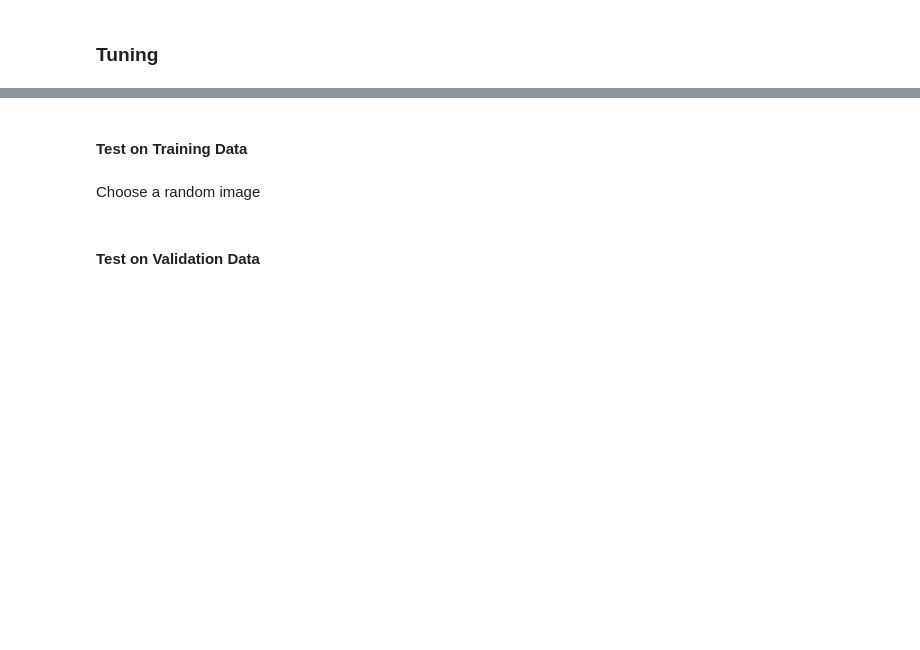
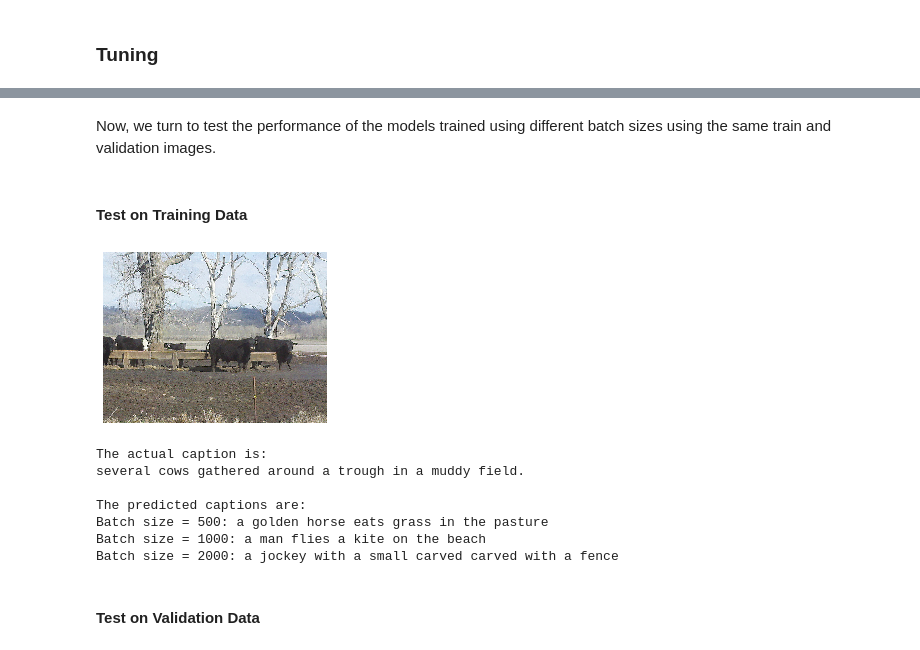
Before and after one commit to TianyuanCai/image_captioning, a Jupyter notebook: image_captioning.ipynb, the cells around one changed output, grey strips where cells are left out. Drawn from its saved outputs; the diff is of its cells as text; code cells hidden in the pictures; blank space fills up the shorter version.

```diff
--- a/image_captioning.ipynb
+++ b/image_captioning.ipynb
@@ -153,6 +178,6 @@ COCO dataset provides a set of images that identifies common objects in context.
 # %% [markdown]
 We start by extracting image and caption (annotation) data from COCO website.
 # %%
-data_dir = "/content"
+data_dir = "/home/tcai/Documents/nlp/final_project"
 data_type = "train2017"
 data_zipfile = '%s.zip'%(data_type)
@@ -535,7 +606,7 @@ if not os.path.exists(model_directory):
     os.makedirs(model_directory)
 model.save_weights(model_directory + '/model.h5')
 # %%
-# After trying out different batch sizes, 1000 seems to provide reasonable results
+# After trying out different batch sizes, chose the one that proviided the most reasonable results
 training_record = {}
-epochs = 20
-batch_size = 1000
+epochs = 50
+batch_size = 500
@@ -542,14 +623,7 @@ batch_size = 1000
 # %%
-# Reset model with default weights before training
-model.load_weights(model_directory + '/model.h5')
-
-steps = len(captions)//batch_size
-training_record[batch_size] = []
-epoch_idx = 0
-
 while epoch_idx < epochs:
     generator = data_generator(tokenizer, max_length, captions, images_features, batch_size)
-    model.fit_generator(generator, steps_per_epoch=steps, verbose=1)
+    history = model.fit_generator(generator, steps_per_epoch=steps, verbose=1)
     model.save_weights(model_directory + '/model_epoch%s_bs%s.h5'%(epoch_idx, batch_size))
 
     epoch_idx += 1
@@ -590,6 +689,6 @@ epochs = 20
 # %%
 # Trying out different batch sizes
-for batch_size in [50, 100, 500, 1000]:
+for batch_size in [500, 1000, 1500, 3000]:
     model.load_weights(model_directory + '/model.h5')
     steps = len(captions)//batch_size
     print(batch_size)
@@ -609,6 +708,5 @@ for batch_size in [50, 100, 500, 1000]:
             temp_desc += '' + img_desc
 
         training_record[batch_size].append(distinct_desc)
-        print("Model %s generated %s distinct captions with %s distinct words."%(epoch_idx,
-                                                                                 len(list(set(distinct_desc))),
-                                                                                 len(list(set(temp_desc.split(' '))))))
+        print("%s distinct captions, %s distinct words."%(len(list(set(distinct_desc))),
+                                                          len(list(set(temp_desc.split(' '))))))
@@ -615,4 +732,4 @@ for batch_size in [50, 100, 500, 1000]:
+# %% [markdown]
+Now, we turn to test the performance of the models trained using different batch sizes using the same train and validation images.
 # %% [markdown]
 #### Test on Training Data
-# %% [markdown]
-Choose a random image
@@ -622,18 +740,27 @@ rand_train_image = np.random.choice(range(len(captions)))
 # %%
 I = io.imread(images[rand_train_image])
 plt.imshow(I); plt.axis('off'); plt.show()
 
 actual_caption = captions[rand_train_image]
 actual_caption = re.sub(r'(start|end)_sentence', '', actual_caption).strip()
 print("The actual caption is:\n%s \n\nThe predicted captions are:"%(actual_caption))
 
-for bs in [50, 100, 500, 1000]:
+for bs in [500, 1000, 2000]:
     model.load_weights(model_directory + '/model_epoch%s_bs%s.h5'%(epochs - 1, bs))
     # Compare captions
     img_desc = generate_desc(model, tokenizer, images_features[rand_train_image], max_length)
 
     actual_caption = re.sub(r'(start|end)_sentence', '', actual_caption)
     print("Batch size = %s: %s"%(bs, img_desc))
+# %% [output]
+[figure, added]
+The actual caption is:
+several cows gathered around a trough in a muddy field.
+
+The predicted captions are:
+Batch size = 500: a golden horse eats grass in the pasture
+Batch size = 1000: a man flies a kite on the beach
+Batch size = 2000: a jockey with a small carved carved with a fence
 # %% [markdown]
 #### Test on Validation Data
 # %%
```
Also changed, not shown: parts of 32 cells of this notebook.
